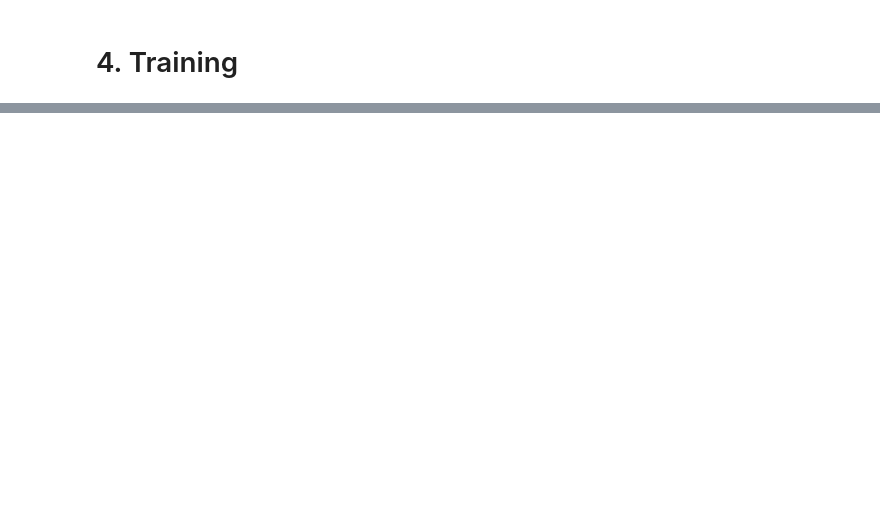
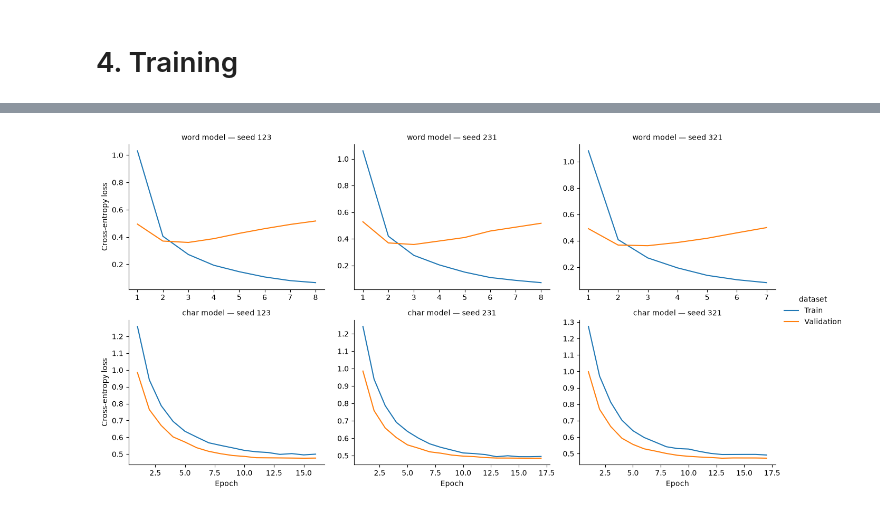
Before and after one commit to dkpgde/typo-robustness, a Jupyter notebook: Typo_tokenization.ipynb, the cells around one changed output, grey strips where cells are left out. Drawn from its saved outputs; the diff is of its cells as text; code cells hidden in the pictures; blank space fills up the shorter version.

```diff
--- a/Typo_tokenization.ipynb
+++ b/Typo_tokenization.ipynb
@@ -323,6 +456,6 @@ words_val_Y = train_df['Class Index'] - 1
 # %%
-char_train_X = char_vectorizer(val_df['Description'].to_numpy())
-char_train_Y = val_df['Class Index'] - 1
+char_train_X = char_vectorizer(train_df['Description'].to_numpy())
+char_train_Y = train_df['Class Index'] - 1
 
 char_val_X = char_vectorizer(val_df['Description'].to_numpy())
 char_val_Y = val_df['Class Index'] - 1
@@ -352,6 +485,8 @@ def build_word_model():
             output_dim=WORD_EMBEDDING_DIM,
         ),
 
+        layers.SpatialDropout1D(DROPOUT_RATE),
+
         layers.Conv1D(
             filters=CONV_FILTERS,
             kernel_size=KERNEL_SIZE,
@@ -359,6 +494,8 @@ def build_word_model():
         ),
 
         layers.GlobalMaxPooling1D(),
+
+        layers.Dropout(DROPOUT_RATE),
 
         layers.Dense(
             units=DENSE_UNITS,
@@ -391,6 +528,8 @@ def build_char_model():
             output_dim=CHAR_EMBEDDING_DIM,
         ),
 
+        layers.SpatialDropout1D(DROPOUT_RATE),
+
         layers.Conv1D(
             filters=CONV_FILTERS,
             kernel_size=KERNEL_SIZE,
@@ -398,6 +537,8 @@ def build_char_model():
         ),
 
         layers.GlobalMaxPooling1D(),
+
+        layers.Dropout(DROPOUT_RATE),
 
         layers.Dense(
             units=DENSE_UNITS,
@@ -564,0 +855,41 @@ def train_model(
+# %%
+def save_figure(fig, figure_name):
+    figure_path = os.path.join(FIGURES_DIR, f'{figure_name}_{RUN_ID}.png')
+
+    fig.savefig(figure_path, dpi=300, bbox_inches='tight')
+
+    return figure_path
+# %%
+history_frames = []
+
+for model_name in EXPERIMENTS:
+    for seed in TRAINING_SEEDS:
+        history_df = pd.read_csv(os.path.join(HISTORIES_DIR, f'{model_name}_seed{seed}_{RUN_ID}.csv'))
+        history_df['model'] = model_name
+        history_df['seed'] = seed
+        history_frames.append(history_df)
+
+histories_df = pd.concat(history_frames, ignore_index=True)
+
+loss_df = histories_df.melt(id_vars=['model', 'seed', 'epoch'], value_vars=['loss', 'val_loss'], var_name='dataset', value_name='loss_value')
+loss_df['dataset'] = loss_df['dataset'].map({'loss': 'Train', 'val_loss': 'Validation'})
+
+g = sns.relplot(
+    data=loss_df,
+    x='epoch',
+    y='loss_value',
+    hue='dataset',
+    row='model',
+    col='seed',
+    kind='line',
+    height=3.5,
+    aspect=1.25,
+    facet_kws={'sharex': False, 'sharey': False},
+)
+g.set_axis_labels('Epoch', 'Cross-entropy loss')
+g.set_titles('{row_name} model — seed {col_name}')
+
+save_figure(g.figure, 'training_dynamics')
+plt.show()
+# %% [output]
+[figure, added]
```
Also changed, not shown: parts of 35 cells of this notebook, 25 other files.
